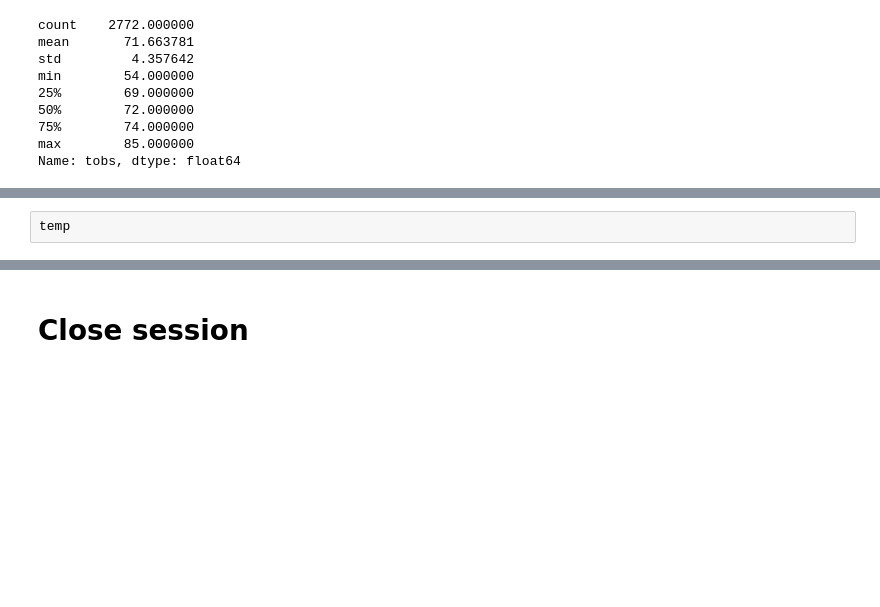
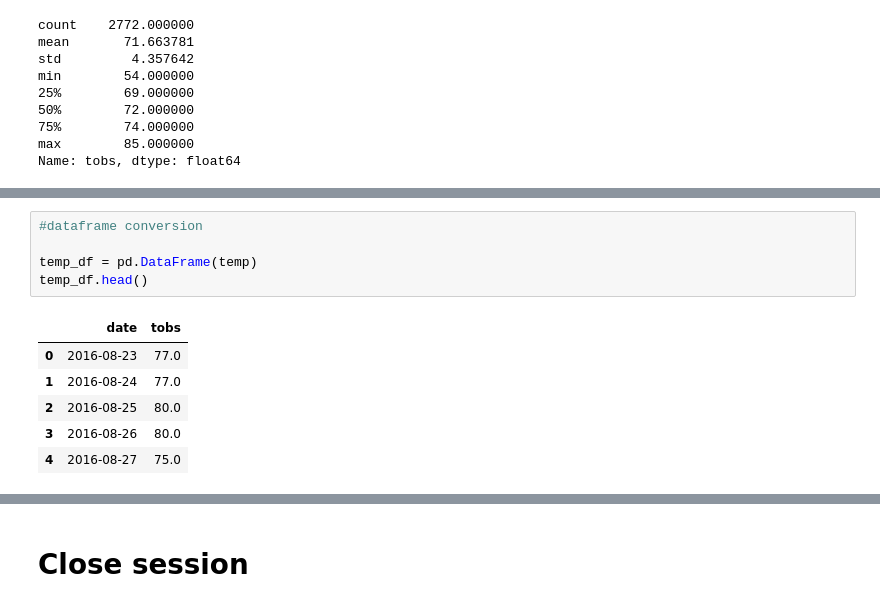
Before and after one commit to mconwa20/sqlalchemy-challenge, a Jupyter notebook: climate_starter.ipynb, the cells around one changed output, grey strips where cells are left out. Cells and saved outputs as stored; diff of their text form; blank space fills up the shorter version.

```diff
--- a/climate_starter.ipynb
+++ b/climate_starter.ipynb
@@ -258,2 +258,12 @@ temp[:15]
-# %%
-temp
+# %%
+#dataframe conversion
+
+temp_df = pd.DataFrame(temp)
+temp_df.head()
+# %% [output]
+|  | date | tobs |
+| 0 | 2016-08-23 | 77.0 |
+| 1 | 2016-08-24 | 77.0 |
+| 2 | 2016-08-25 | 80.0 |
+| 3 | 2016-08-26 | 80.0 |
+| 4 | 2016-08-27 | 75.0 |
```
Also changed, not shown: parts of 4 cells of this notebook, 3 other files.
